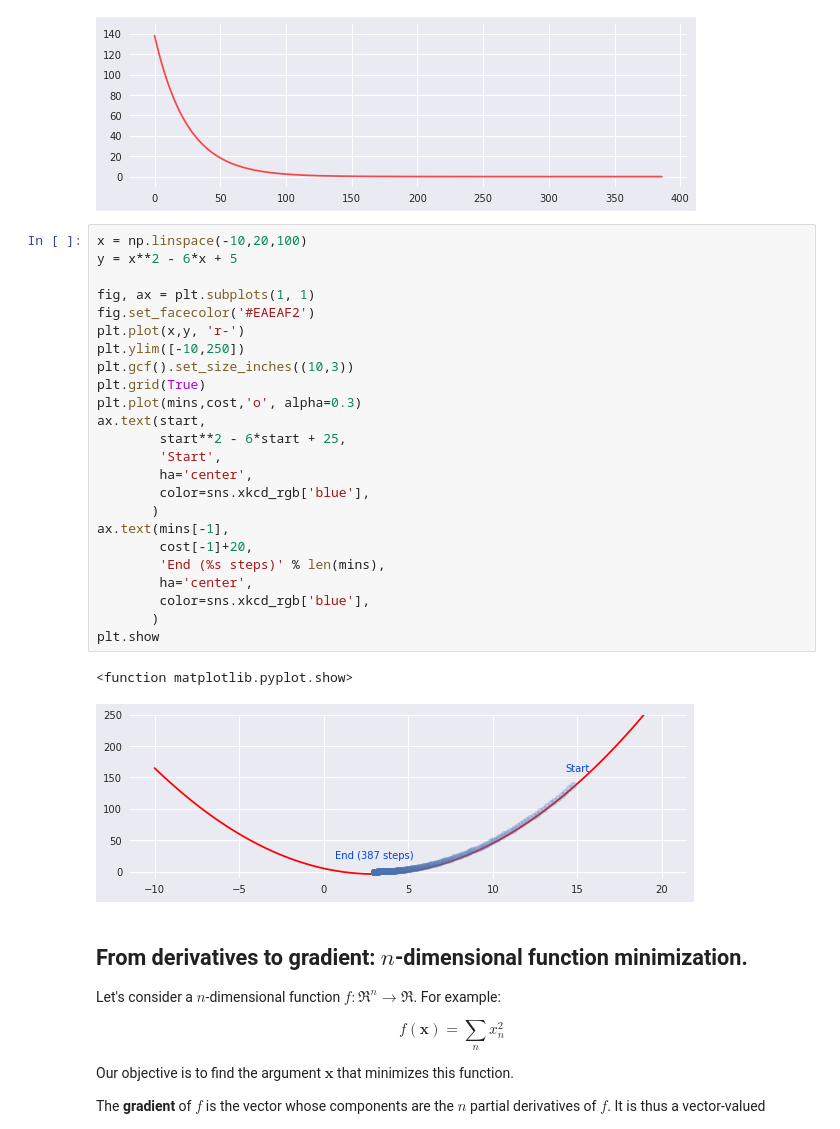
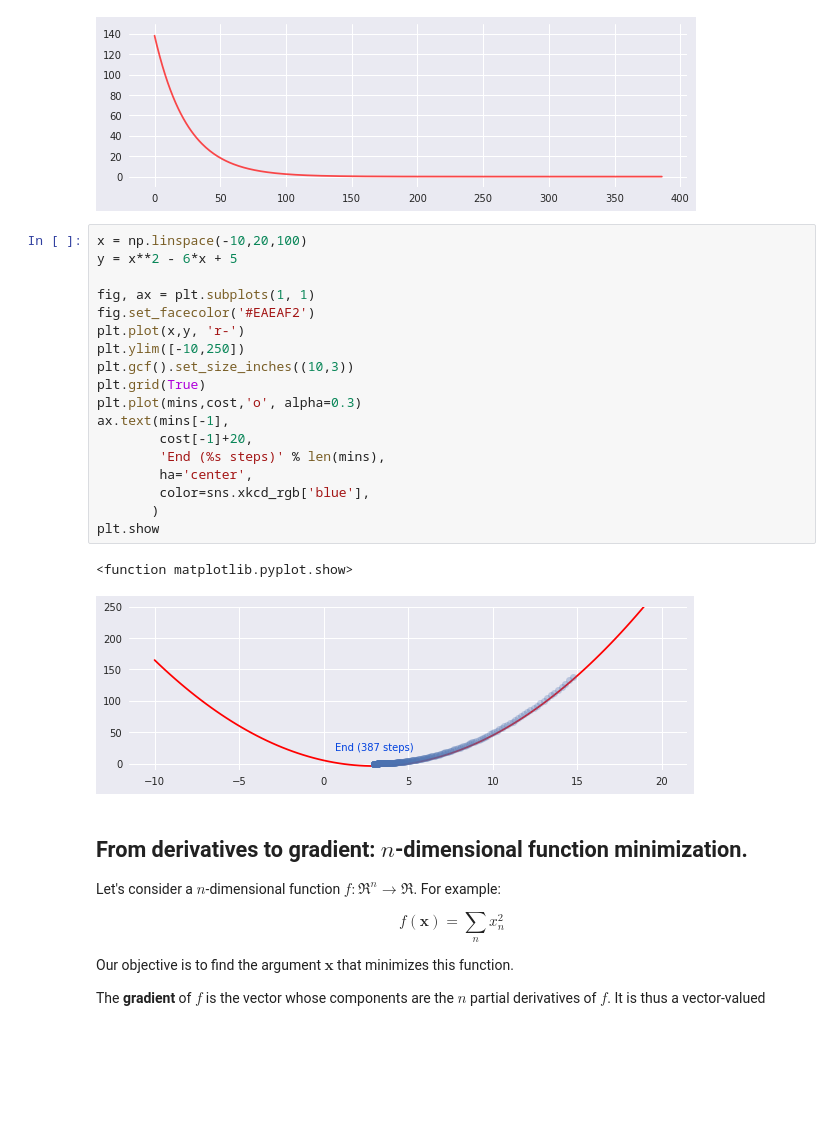
Before and after one commit to DeepLearningUB/EBISS2017, a Jupyter notebook: 1. Learning from data and optimization.ipynb, the cells around one changed output. Saved outputs shown, nothing was run; the diff lists cells and outputs as text; blank space fills up the shorter version.

```diff
--- a/1. Learning from data and optimization.ipynb
+++ b/1. Learning from data and optimization.ipynb
@@ -146,30 +151,24 @@ plt.show
 # %%
 x = np.linspace(-10,20,100)
 y = x**2 - 6*x + 5
 
 fig, ax = plt.subplots(1, 1)
 fig.set_facecolor('#EAEAF2')
 plt.plot(x,y, 'r-')
 plt.ylim([-10,250])
 plt.gcf().set_size_inches((10,3))
 plt.grid(True)
 plt.plot(mins,cost,'o', alpha=0.3)
-ax.text(start,
-        start**2 - 6*start + 25,
-        'Start',
-        ha='center',
-        color=sns.xkcd_rgb['blue'],
-       )
 ax.text(mins[-1],
         cost[-1]+20,
         'End (%s steps)' % len(mins),
         ha='center',
         color=sns.xkcd_rgb['blue'],
        )
 plt.show
 # %% [output]
 <function matplotlib.pyplot.show>
-[figure, old version]
+[figure, new version]
 # %% [markdown]
 ## From derivatives to gradient: $n$-dimensional function minimization.
 
```
Also changed, not shown: parts of 17 cells of this notebook, 3 other files.
